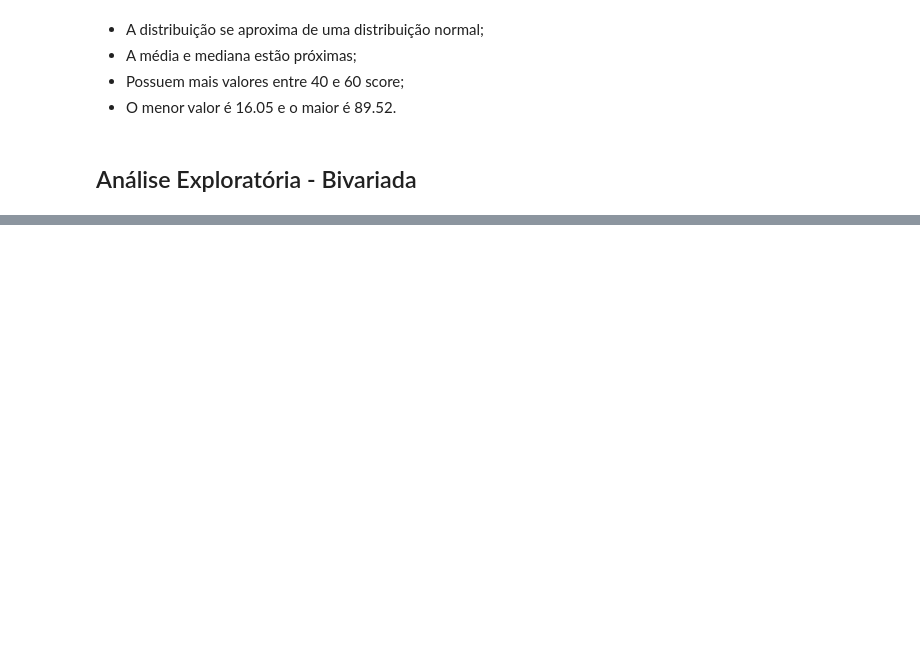
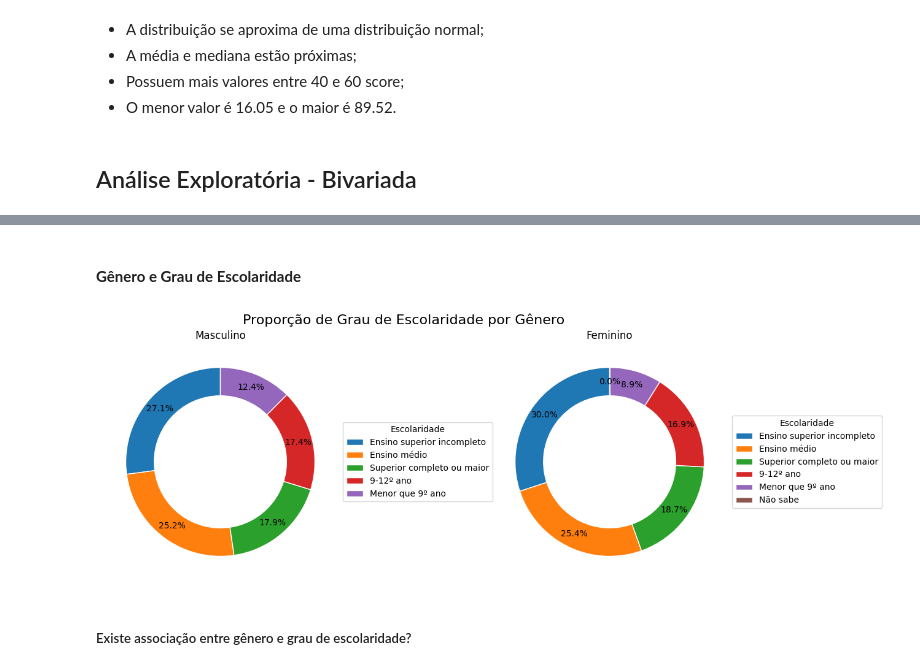
Before and after one commit to OtavioAroca/portfolio, a Jupyter notebook: depressao.ipynb, the cells around one changed output, grey strips where cells are left out. Cells and saved outputs as stored; diff of their text form; code cells hidden in the pictures; blank space fills up the shorter version.

```diff
--- a/depressao.ipynb
+++ b/depressao.ipynb
@@ -900,0 +951,44 @@ Name: HEI2015_TOTAL_SCORE, dtype: float64
+# %% [markdown]
+#### **Gênero e Grau de Escolaridade**
+# %%
+# Vamos selecionar apenas as colunas de interesse
+dados_unificados_subconjunto = df_unido[['RIAGENDR', 'DMDEDUC']].copy()
+
+# Mapeando os códigos de escolaridade para seus respectivos rótulos
+dados_unificados_subconjunto['DMDEDUC'] = dados_unificados_subconjunto['DMDEDUC'].map(escolaridade)
+
+# Separando os dados por gênero
+dados_masculinos = dados_unificados_subconjunto[dados_unificados_subconjunto['RIAGENDR'] == 1]
+dados_femininos = dados_unificados_subconjunto[dados_unificados_subconjunto['RIAGENDR'] == 2]
+
+# Contando a quantidade de pessoas por grau de escolaridade para cada gênero
+contagem_masculina = dados_masculinos['DMDEDUC'].value_counts()
+contagem_feminina = dados_femininos['DMDEDUC'].value_counts()
+
+# Criando os gráficos de donut
+fig, axes = plt.subplots(1, 2, figsize=(15, 5))  # 1 linha, 2 colunas
+
+# Configurando os parâmetros do gráfico de donut
+parametros_donut = {
+    'autopct': '%1.1f%%',
+    'startangle': 90,
+    'pctdistance': 0.85,  # Definindo a distância dos percentuais do centro
+    'wedgeprops': {'width': 0.3, 'edgecolor': 'w'},  # Largura das barras e cor da borda
+}
+
+# Gráfico de donut para o gênero masculino
+axes[0].pie(contagem_masculina, labels=None, **parametros_donut)
+axes[0].set_title('Masculino')
+axes[0].legend(contagem_masculina.index, title='Escolaridade', loc='center left', bbox_to_anchor=(1, 0.5))
+
+# Gráfico de donut para o gênero feminino
+axes[1].pie(contagem_feminina, labels=None, **parametros_donut)
+axes[1].set_title('Feminino')
+axes[1].legend(contagem_feminina.index, title='Escolaridade', loc='center left', bbox_to_anchor=(1, 0.5))
+
+plt.suptitle('Proporção de Grau de Escolaridade por Gênero', fontsize=16)
+plt.show()
+# %% [output]
+[figure, added]
+# %% [markdown]
+##### Existe associação entre gênero e grau de escolaridade?
```
Also changed, not shown: parts of 23 cells of this notebook.
